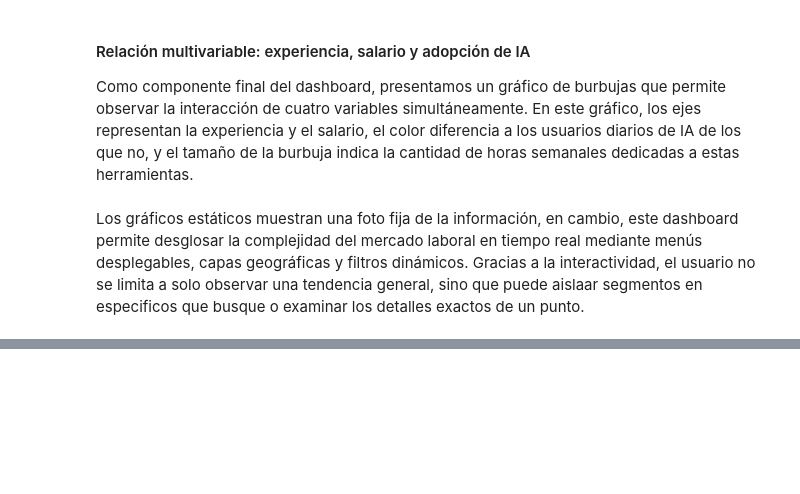
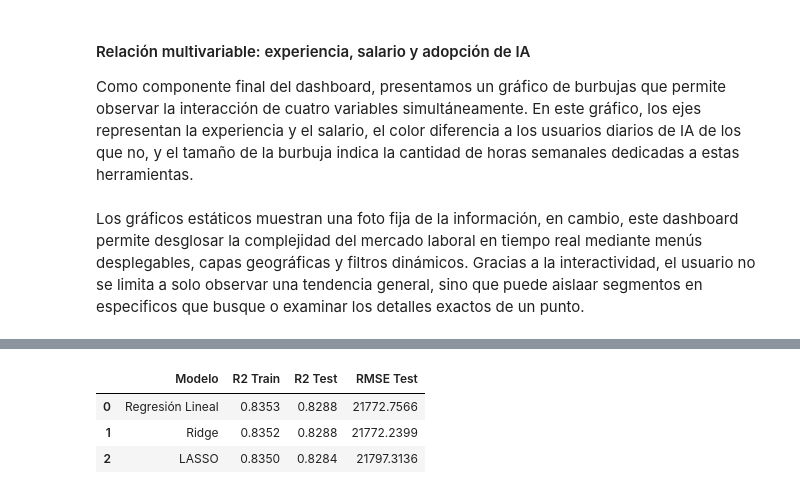
Before and after one commit to henrygeorgemaquera/trabajo-ids-final-parte2, a Jupyter notebook: HenryMaquera_IgnacioRojas.ipynb, the cells around one changed output, grey strips where cells are left out. Cells and saved outputs as stored; diff of their text form; code cells hidden in the pictures; blank space fills up the shorter version.

```diff
--- a/HenryMaquera_IgnacioRojas.ipynb
+++ b/HenryMaquera_IgnacioRojas.ipynb
@@ -648,0 +716,36 @@ Gracias a la interactividad, el usuario no se limita a solo observar una tendenc
+# %%
+# Inicializar modelos
+lr = LinearRegression()
+ridge = Ridge(alpha=10.0)
+lasso = Lasso(alpha=50.0, max_iter=10000)
+
+modelos = {'Regresión Lineal': lr, 'Ridge': ridge, 'LASSO': lasso}
+resultados = []
+
+# Entrenamiento y evaluación iterativa
+for nombre, modelo in modelos.items():
+    modelo.fit(X_train_scaled, y_train)
+
+    # Predicciones
+    y_pred_train = modelo.predict(X_train_scaled)
+    y_pred_test = modelo.predict(X_test_scaled)
+
+    # Métricas
+    r2_train = r2_score(y_train, y_pred_train)
+    r2_test = r2_score(y_test, y_pred_test)
+    rmse_test = np.sqrt(mean_squared_error(y_test, y_pred_test))
+
+    resultados.append({
+        'Modelo': nombre,
+        'R2 Train': r2_train,
+        'R2 Test': r2_test,
+        'RMSE Test': rmse_test
+    })
+
+df_resultados = pd.DataFrame(resultados)
+display(df_resultados.round(4))
+# %% [output]
+|  | Modelo | R2 Train | R2 Test | RMSE Test |
+| 0 | Regresión Lineal | 0.8353 | 0.8288 | 21772.7566 |
+| 1 | Ridge | 0.8352 | 0.8288 | 21772.2399 |
+| 2 | LASSO | 0.8350 | 0.8284 | 21797.3136 |
```
Also changed, not shown: parts of 9 cells of this notebook.
